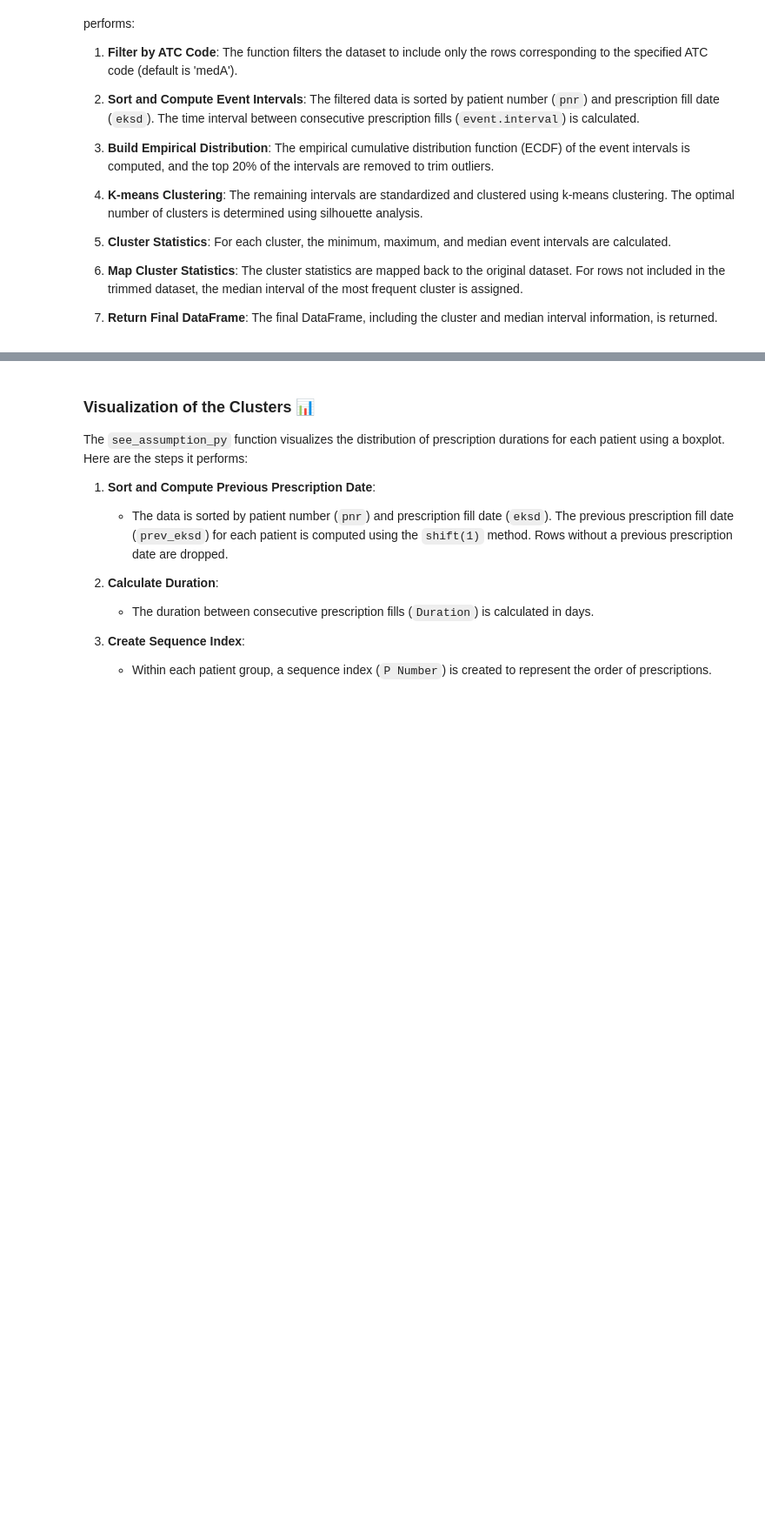
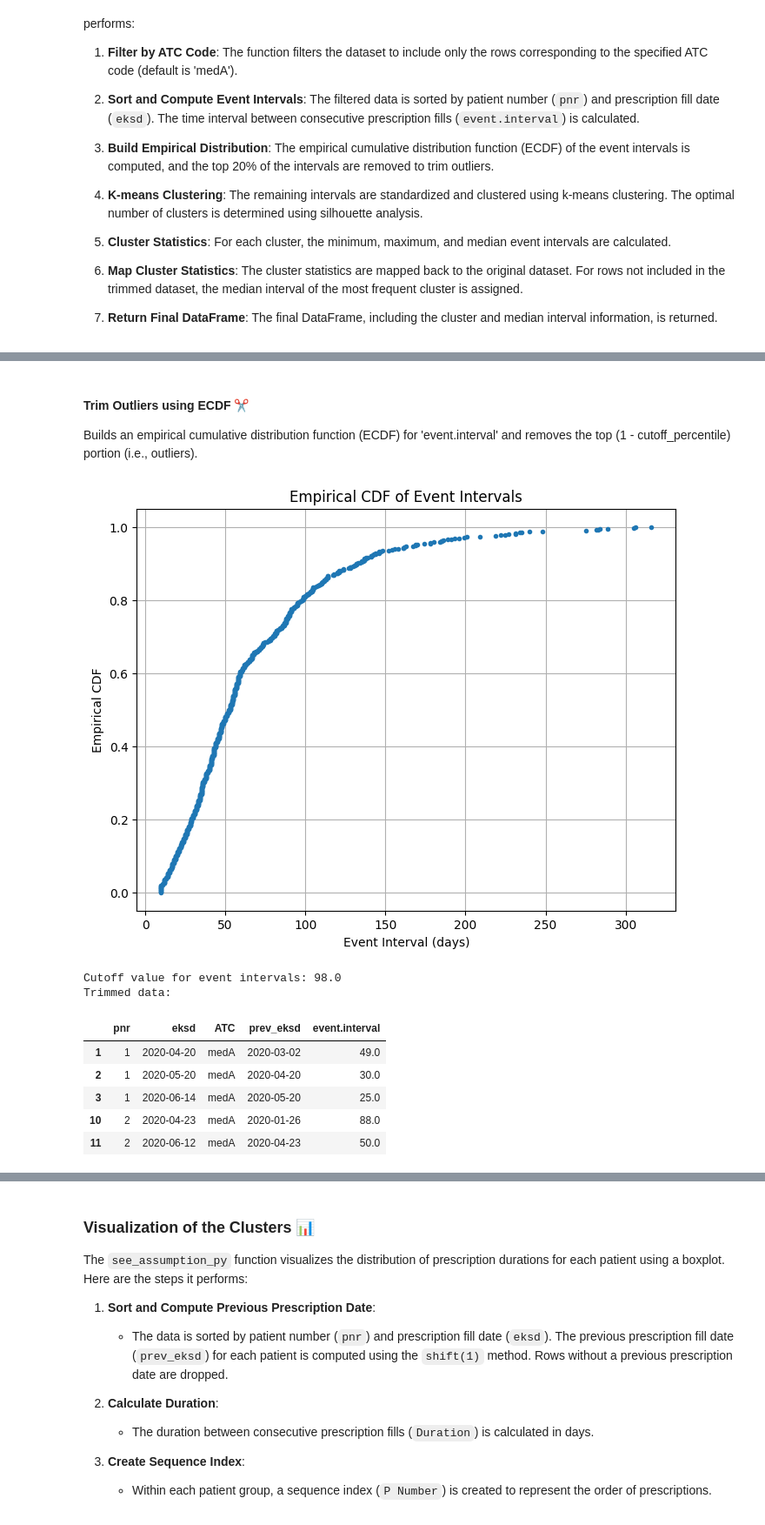
Before and after one commit to jbotmallen/DATA_ANALYTICS, a Jupyter notebook: Assigments/Assignment_3/assignment_3.ipynb, the cells around one changed output, grey strips where cells are left out. Shown at 87% size. Cells and saved outputs as stored; diff of their text form; code cells hidden in the pictures; blank space fills up the shorter version.

```diff
--- a/Assigments/Assignment_3/assignment_3.ipynb
+++ b/Assigments/Assignment_3/assignment_3.ipynb
@@ -195,0 +106,18 @@ def See_py(data, atc_code='medA'):
+# %%
+def compute_temporal_distances(data, atc_code='medA'):
+    # Filter by ATC code
+    df_sub = data[data['ATC'] == atc_code].copy()
+
+    # Sort by patient ID (pnr) and date (eksd)
+    df_sub = df_sub.sort_values(by=['pnr','eksd'])
+
+    # Compute time since previous prescription
+    df_sub['prev_eksd'] = df_sub.groupby('pnr')['eksd'].shift(1)
+    df_sub.dropna(subset=['prev_eksd'], inplace=True)
+
+    df_sub['event.interval'] = (df_sub['eksd'] - df_sub['prev_eksd']).dt.days.astype(float)
+
+    return df_sub
+
+df_temporal = compute_temporal_distances(df)
+df_temporal.head()
@@ -195,0 +131,44 @@ def See_py(data, atc_code='medA'):
+# %% [markdown]
+#### Trim Outliers using ECDF ✂️
+Builds an empirical cumulative distribution function (ECDF) for 'event.interval' and removes the top (1 - cutoff_percentile) portion (i.e., outliers).
+# %%
+def trim_outliers(df_sub, cutoff_percentile=0.8, plot_ecdf=True):
+    intervals = df_sub['event.interval'].values
+    sorted_intervals = np.sort(intervals)
+    cdf_vals = np.arange(1, len(sorted_intervals)+1) / len(sorted_intervals)
+
+    if plot_ecdf:
+        plt.figure(figsize=(8, 6))
+        plt.plot(sorted_intervals, cdf_vals, marker='.', linestyle='none')
+        plt.xlabel('Event Interval (days)')
+        plt.ylabel('Empirical CDF')
+        plt.title('Empirical CDF of Event Intervals')
+        plt.grid(True)
+        plt.show()
+
+    # Find the index where cdf ~ cutoff_percentile
+    cutoff_index = np.searchsorted(cdf_vals, cutoff_percentile)
+    if cutoff_index < len(sorted_intervals):
+        cutoff_value = sorted_intervals[cutoff_index]
+    else:
+        cutoff_value = sorted_intervals[-1]
+
+    # Keep intervals <= cutoff_value
+    df_trunc = df_sub[df_sub['event.interval'] <= cutoff_value].copy()
+
+    return df_trunc, cutoff_value
+
+df_trimmed, cutoff = trim_outliers(df_temporal)
+print(f"Cutoff value for event intervals: {cutoff}")
+print("Trimmed data:")
+df_trimmed.head()
+# %% [output]
+[figure, added]
+Cutoff value for event intervals: 98.0
+Trimmed data:
+|  | pnr | eksd | ATC | prev_eksd | event.interval |
+| 1 | 1 | 2020-04-20 | medA | 2020-03-02 | 49.0 |
+| 2 | 1 | 2020-05-20 | medA | 2020-04-20 | 30.0 |
+| 3 | 1 | 2020-06-14 | medA | 2020-05-20 | 25.0 |
+| 10 | 2 | 2020-04-23 | medA | 2020-01-26 | 88.0 |
+| 11 | 2 | 2020-06-12 | medA | 2020-04-23 | 50.0 |
```
Also changed, not shown: parts of 16 cells of this notebook.
